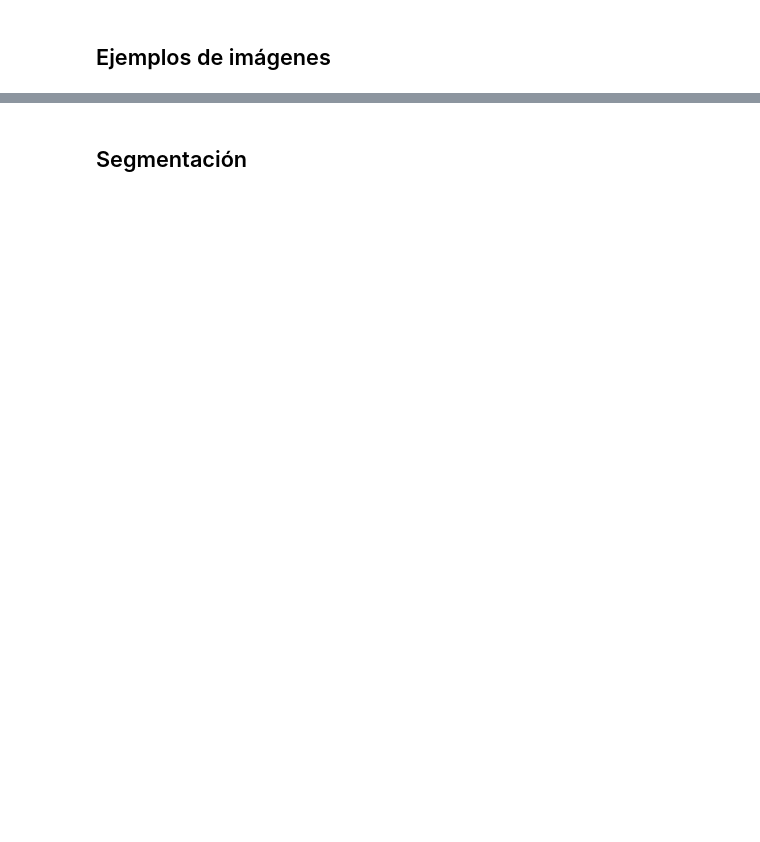
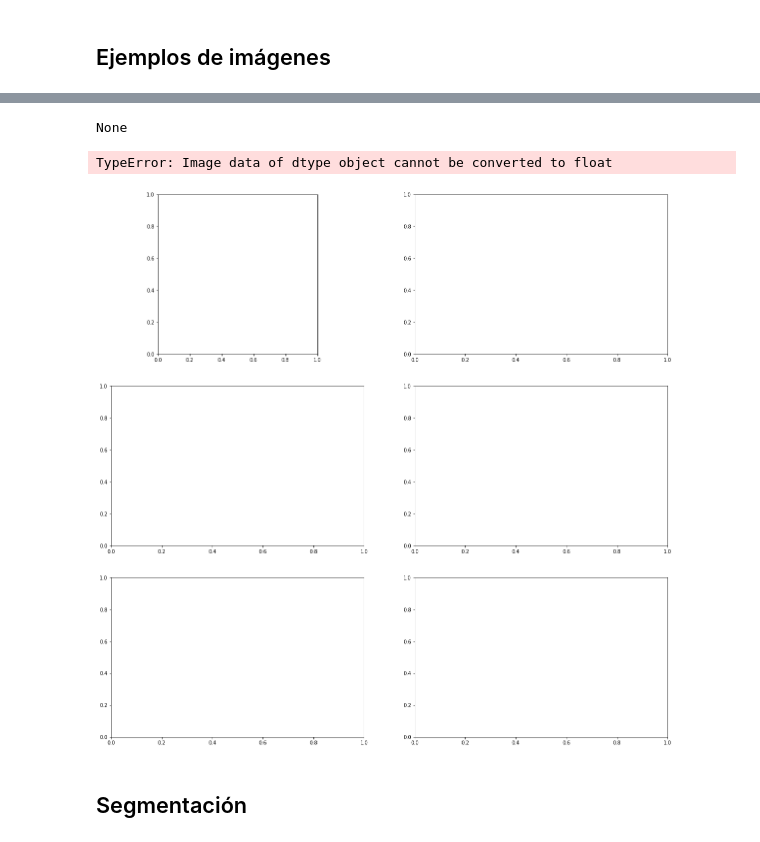
Before and after one commit to victoriatournier/BreedRecognizerTimag, a Jupyter notebook: trabajo.ipynb, the cells around one changed output, grey strips where cells are left out. Cells and saved outputs as stored; diff of their text form; code cells hidden in the pictures; blank space fills up the shorter version.

```diff
--- a/trabajo.ipynb
+++ b/trabajo.ipynb
@@ -14,6 +14,7 @@ from sklearn.neighbors import KNeighborsClassifier
 from sklearn.metrics import accuracy_score, confusion_matrix, ConfusionMatrixDisplay
 
 dir_imagenes="images/"
+dir_labels="annotations/trimaps"
 %matplotlib inline
 # %% [markdown]
 ## Ejemplos de imágenes
@@ -35,2 +36,20 @@ for j in range(3):
+# %%
+archivos= os.listdir(dir_labels)
+
+
+fig, axs = plt.subplots(3,2,figsize=(20,20))
+k=0
+for j in range(3):
+    for i in range(2):
+        #J1 = cv2.imread(dir_labels+archivos[k])
+        J1=cv2.imread("/home/sere/Descargas/annotations/trimaps/._Abyssinian_1.png")
+       # J1=cv2.cvtColor(J1, cv2.COLOR_BGR2RGB)
+        print(J1)
+        axs[j,i].imshow(J1)
+        k=k+1
+# %% [output]
+None
+TypeError: Image data of dtype object cannot be converted to float
+[figure, added]
 # %% [markdown]
 ## Segmentación
```
Also changed, not shown: parts of 9 cells of this notebook.
